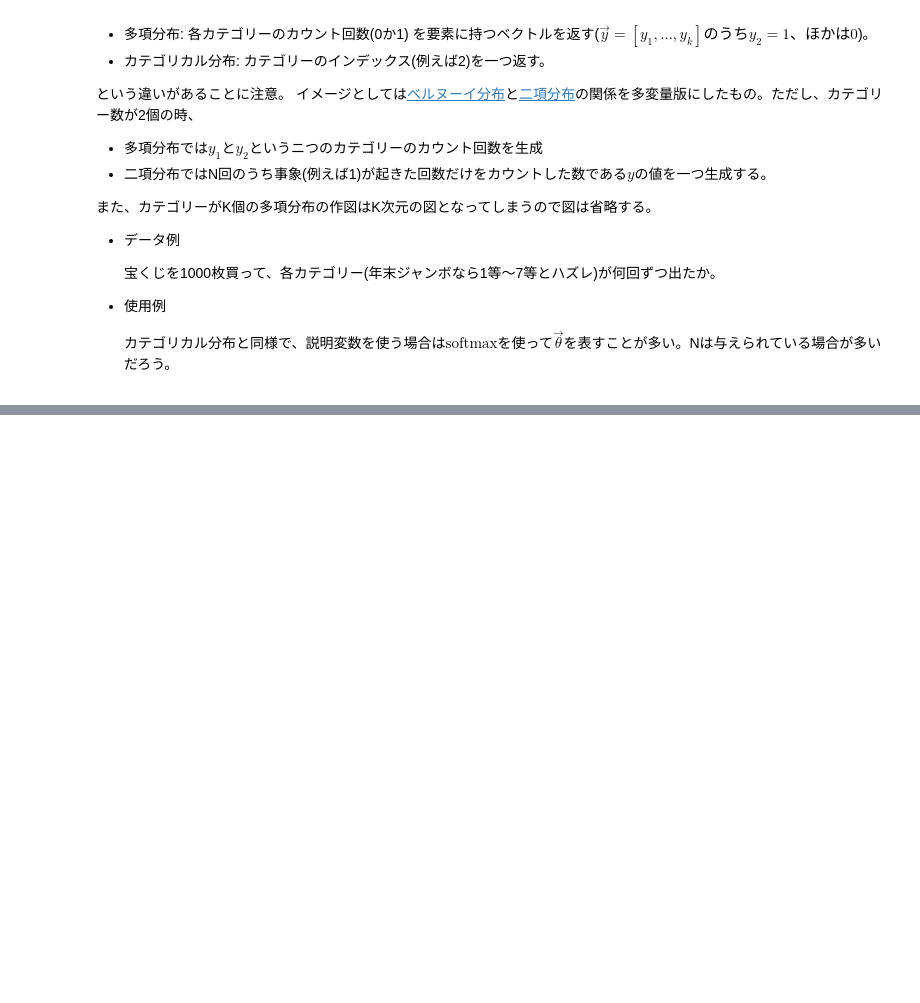
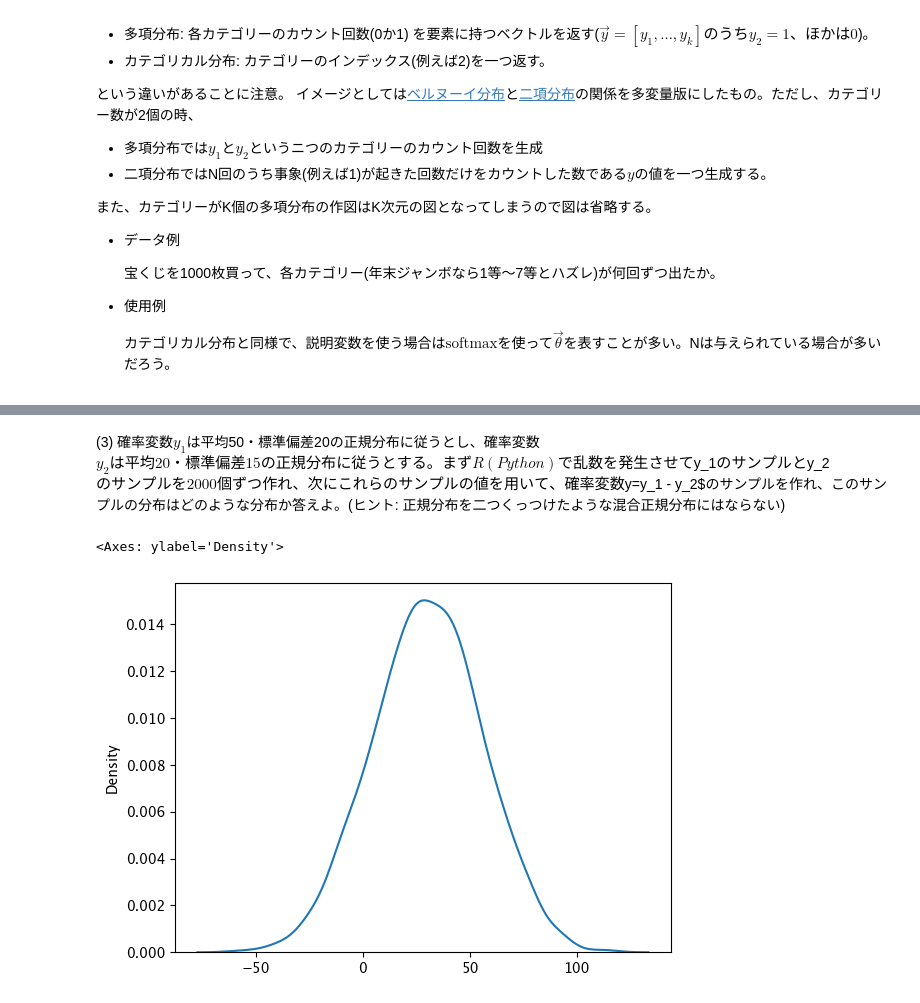
Before and after one commit to sato1214syun/RStanBook-Python, a Jupyter notebook: src/python_bayes/chap06.ipynb, the cells around one changed output, grey strips where cells are left out. Saved outputs shown, nothing was run; the diff lists cells and outputs as text; code cells hidden in the pictures; blank space fills up the shorter version.

```diff
--- a/src/python_bayes/chap06.ipynb
+++ b/src/python_bayes/chap06.ipynb
@@ -446,0 +782,14 @@ $$
+# %% [markdown]
+(3) 確率変数$y_1$は平均50・標準偏差20の正規分布に従うとし、確率変数$y_2は平均20・標準偏差15の正規分布に従うとする。まずR(Python)で乱数を発生させて$y_1$のサンプルと$y_2$のサンプルを2000個ずつ作れ、次にこれらのサンプルの値を用いて、確率変数$y=y_1 - y_2$のサンプルを作れ、このサンプルの分布はどのような分布か答えよ。(ヒント: 正規分布を二つくっつけたような混合正規分布にはならない)
+# %%
+import numpy as np
+import seaborn as sns
+
+rng = np.random.default_rng(seed=123)
+y1 = rng.normal(loc=50, scale=20, size=2000)
+y2 = rng.normal(loc=20, scale=15, size=2000)
+y = y1 - y2
+sns.kdeplot(y)
+# %% [output]
+<Axes: ylabel='Density'>
+[figure, added]
```
Also changed, not shown: parts of 19 cells of this notebook, 3 other files.
